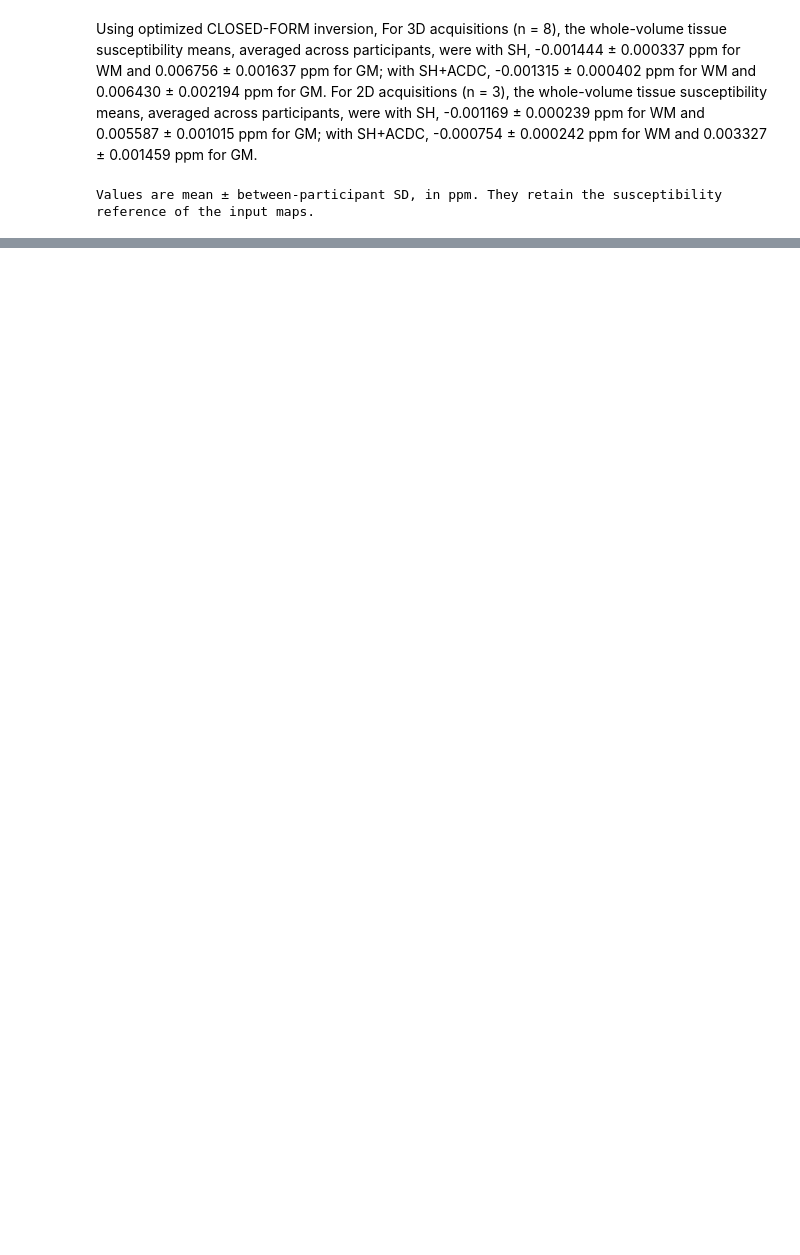
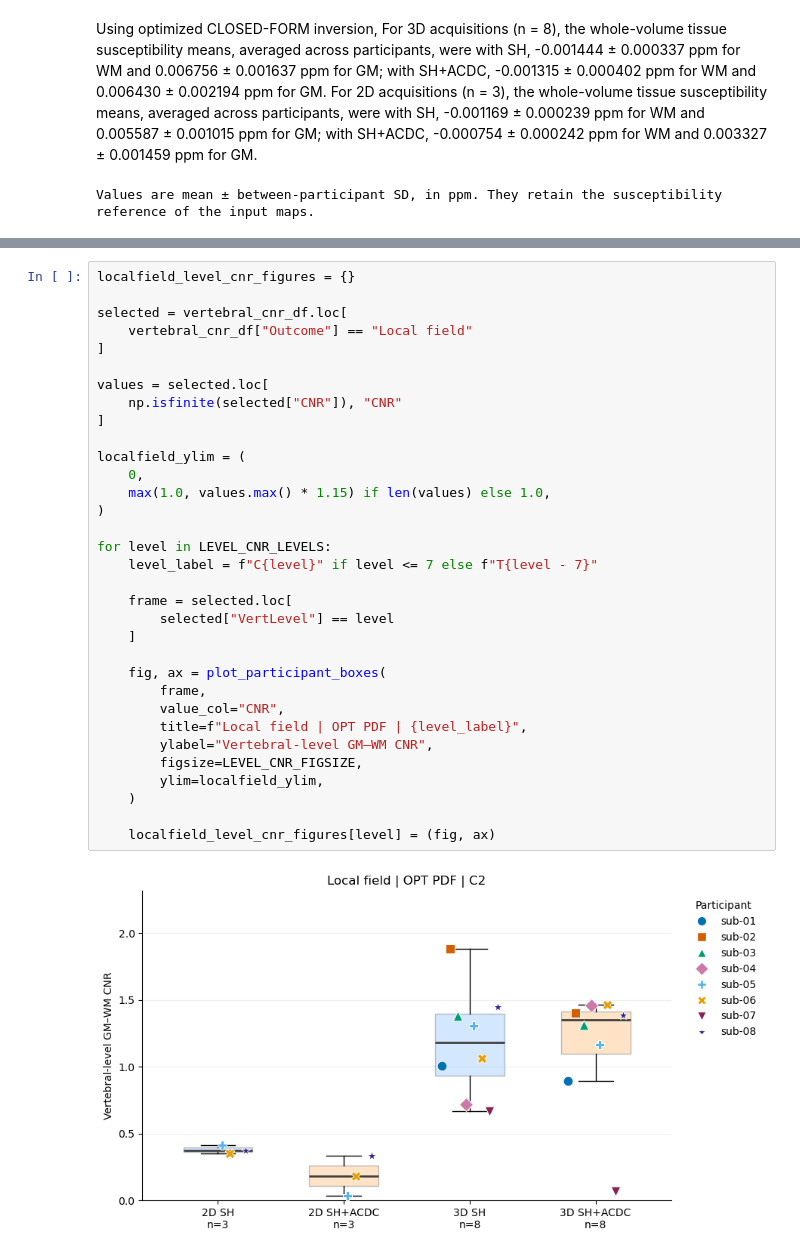
Before and after one commit to sriosq/Image-processing-strategies, a Jupyter notebook: realtime_shimming/mc_vs_siemens_apollo_fixed.ipynb, the cells around one changed output, grey strips where cells are left out. Drawn from its saved outputs; the diff is of its cells as text; blank space fills up the shorter version.

Commit message:
Extra information for result completion and figure information

```diff
--- a/realtime_shimming/mc_vs_siemens_apollo_fixed.ipynb
+++ b/realtime_shimming/mc_vs_siemens_apollo_fixed.ipynb
@@ -1188,0 +1605,35 @@ Values are mean ± between-participant SD, in ppm. They retain the susceptibilit
+# %%
+localfield_level_cnr_figures = {}
+
+selected = vertebral_cnr_df.loc[
+    vertebral_cnr_df["Outcome"] == "Local field"
+]
+
+values = selected.loc[
+    np.isfinite(selected["CNR"]), "CNR"
+]
+
+localfield_ylim = (
+    0,
+    max(1.0, values.max() * 1.15) if len(values) else 1.0,
+)
+
+for level in LEVEL_CNR_LEVELS:
+    level_label = f"C{level}" if level <= 7 else f"T{level - 7}"
+
+    frame = selected.loc[
+        selected["VertLevel"] == level
+    ]
+
+    fig, ax = plot_participant_boxes(
+        frame,
+        value_col="CNR",
+        title=f"Local field | OPT PDF | {level_label}",
+        ylabel="Vertebral-level GM–WM CNR",
+        figsize=LEVEL_CNR_FIGSIZE,
+        ylim=localfield_ylim,
+    )
+
+    localfield_level_cnr_figures[level] = (fig, ax)
+# %% [output]
+[figure, added]
```
Also changed, not shown: parts of 7 cells of this notebook.
